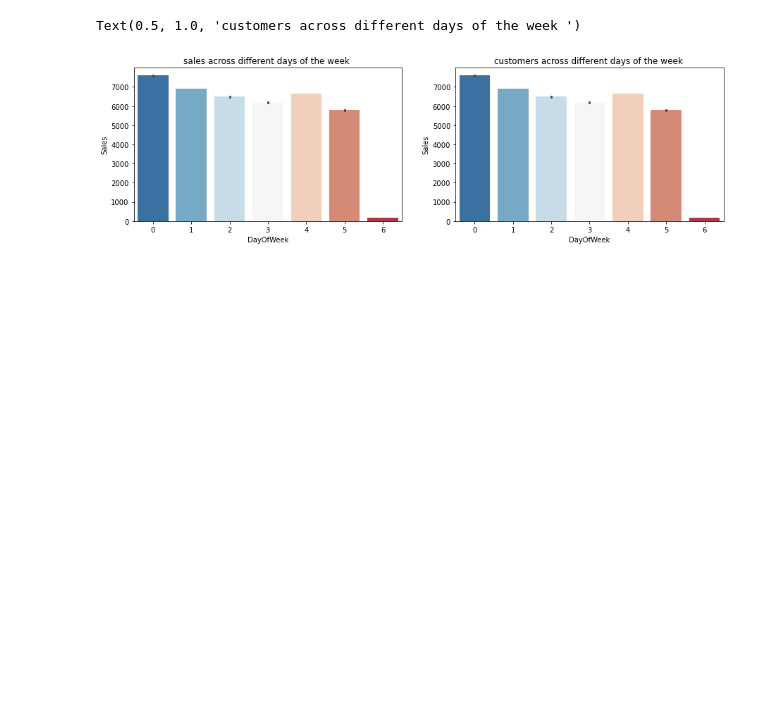
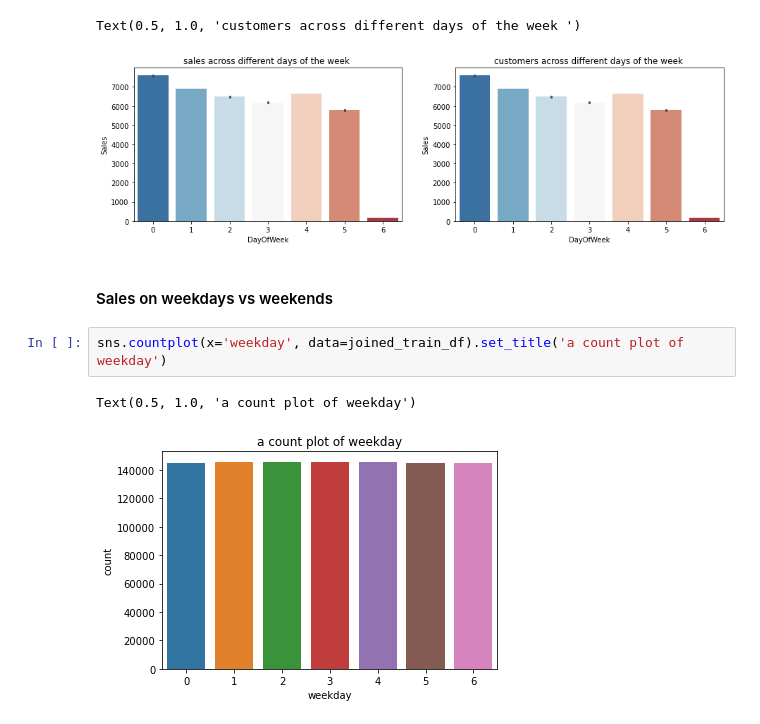
Before and after one commit to YohansSamuel/pharmaceutical_sales_prediction, a Jupyter notebook: notebooks/EDA.ipynb, the cells around one changed output. Drawn from its saved outputs; the diff is of its cells as text; blank space fills up the shorter version.

Commit message:
display value counts on weekday

```diff
--- a/notebooks/EDA.ipynb
+++ b/notebooks/EDA.ipynb
@@ -580,3 +580,10 @@ sns.barplot(x='DayOfWeek', y='Sales', data=joined_train_df, palette = 'RdBu_r',
 # %% [output]
 Text(0.5, 1.0, 'customers across different days of the week ')
 [figure]
+# %% [markdown]
+#### Sales on weekdays vs weekends
+# %%
+sns.countplot(x='weekday', data=joined_train_df).set_title('a count plot of weekday')
+# %% [output]
+Text(0.5, 1.0, 'a count plot of weekday')
+[figure, added]
```
Also changed, not shown: parts of 1 cell of this notebook.
